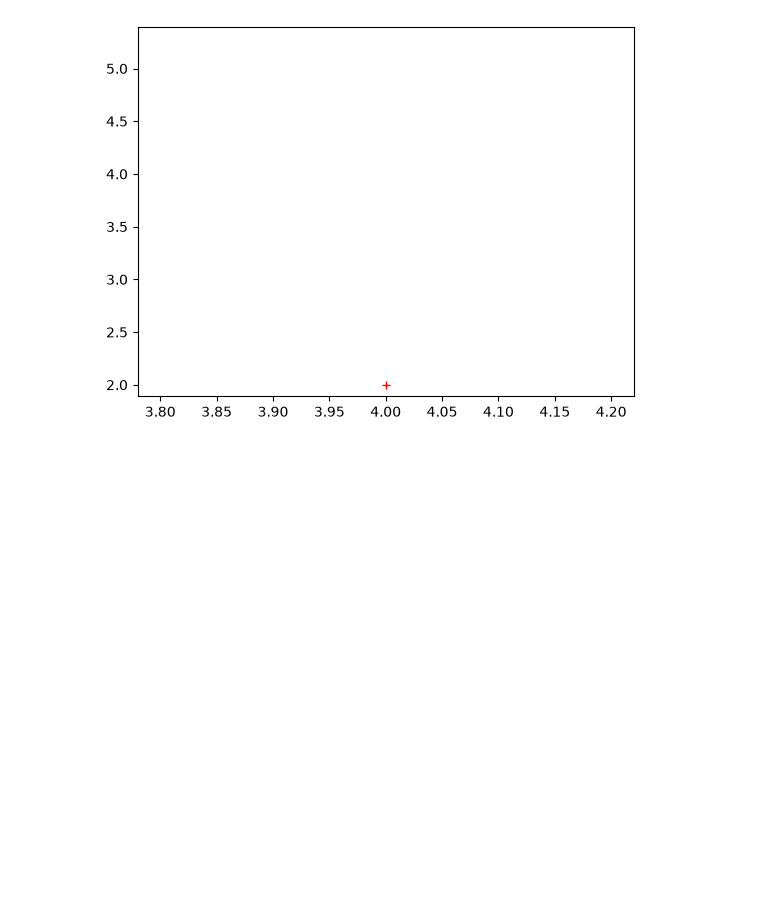
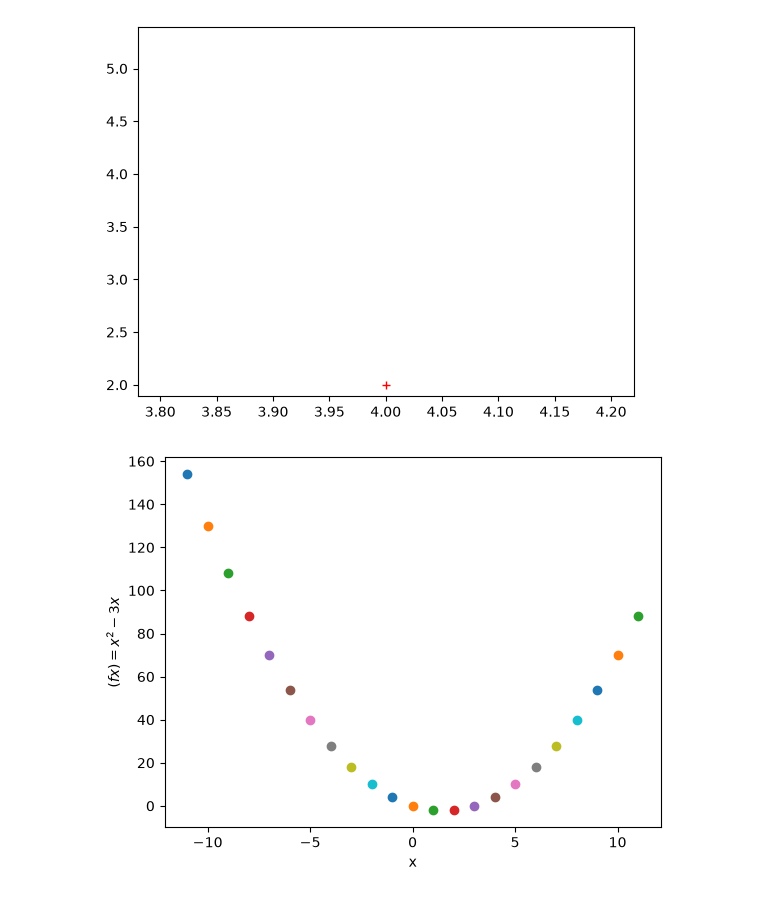
Before and after one commit to imageofyeshua/jupyter_projects, a Jupyter notebook: 35_visualization.ipynb, the cells around one changed output. Drawn from its saved outputs; the diff is of its cells as text; code cells hidden in the pictures; blank space fills up the shorter version.

Commit message:
Graphing Lines

```diff
--- a/35_visualization.ipynb
+++ b/35_visualization.ipynb
@@ -38,3 +38,17 @@ plt.show()
 # %% [output]
 (np.float64(1.89), np.float64(2.1100000000000003))
 [figure]
+# %%
+import sympy as sym
+
+x = sym.symbols('x')
+y = x**2 - 3*x
+
+for pnti in range(-11,12):
+    plt.plot(pnti,y.subs(x,pnti),'o')
+
+plt.xlabel('x')
+plt.ylabel(r'$(fx) = x^2 - 3x$')
+plt.show()
+# %% [output]
+[figure, added]
```
Also changed, not shown: parts of 4 cells of this notebook.
